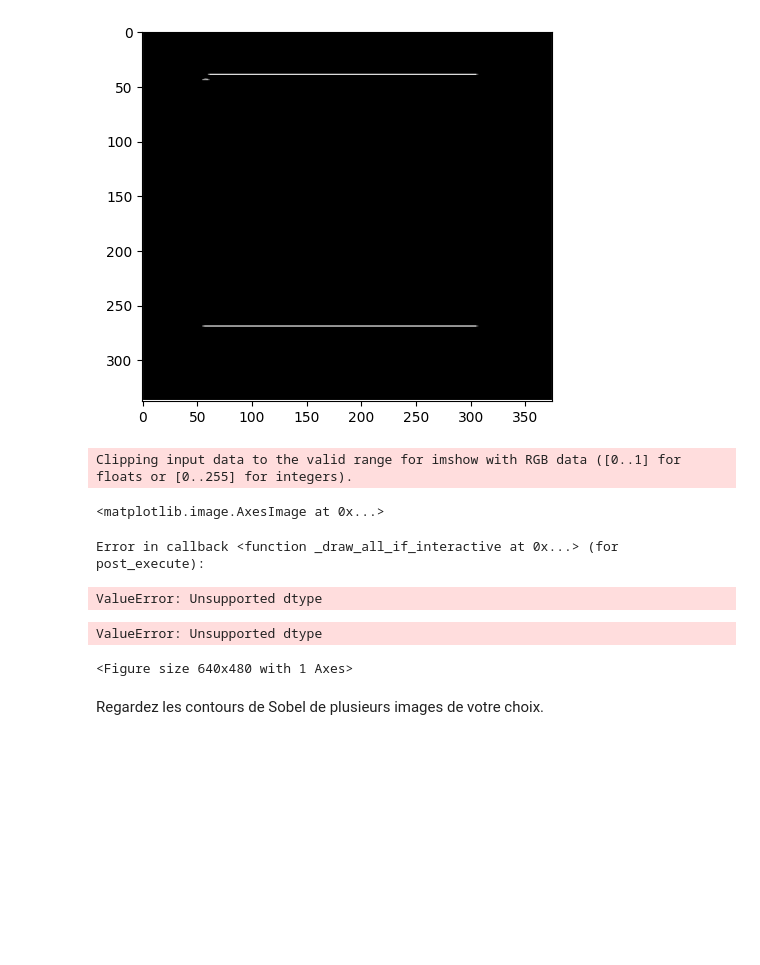
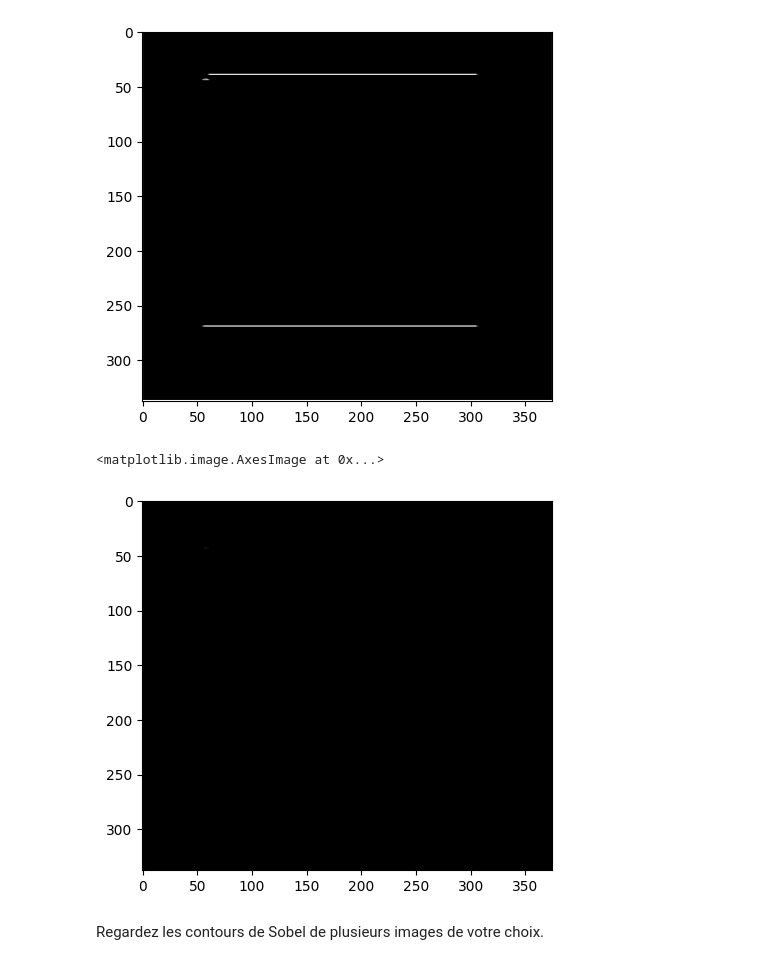
Before and after one commit to Tsukoyachi/CS-Semester-5-6, a Jupyter notebook: TD/S6/Données Numériques/TD6/TPconv.ipynb, the cells around one changed output. Drawn from its saved outputs; the diff is of its cells as text; code cells hidden in the pictures; blank space fills up the shorter version.

```diff
--- a/TD/S6/Données Numériques/TD6/TPconv.ipynb
+++ b/TD/S6/Données Numériques/TD6/TPconv.ipynb
@@ -124,14 +124,10 @@ plt.imshow(imgSobelY)
 [figure]
 # %%
 imgSobel = np.sqrt(imgSobelX**2 + imgSobelY**2)
-plt.imshow(imgSobel)
+plt.imshow(imgSobel.astype(np.uint8))
 # %% [output]
-Clipping input data to the valid range for imshow with RGB data ([0..1] for floats or [0..255] for integers).
+<matplotlib.image.AxesImage at 0x...>
-<matplotlib.image.AxesImage at 0x...>
-Error in callback <function _draw_all_if_interactive at 0x...> (for post_execute):
-ValueError: Unsupported dtype
-ValueError: Unsupported dtype
-<Figure size 640x480 with 1 Axes>
+[figure, added]
 # %% [markdown]
 Regardez les contours de Sobel de plusieurs images de votre choix.
 # %%
```
